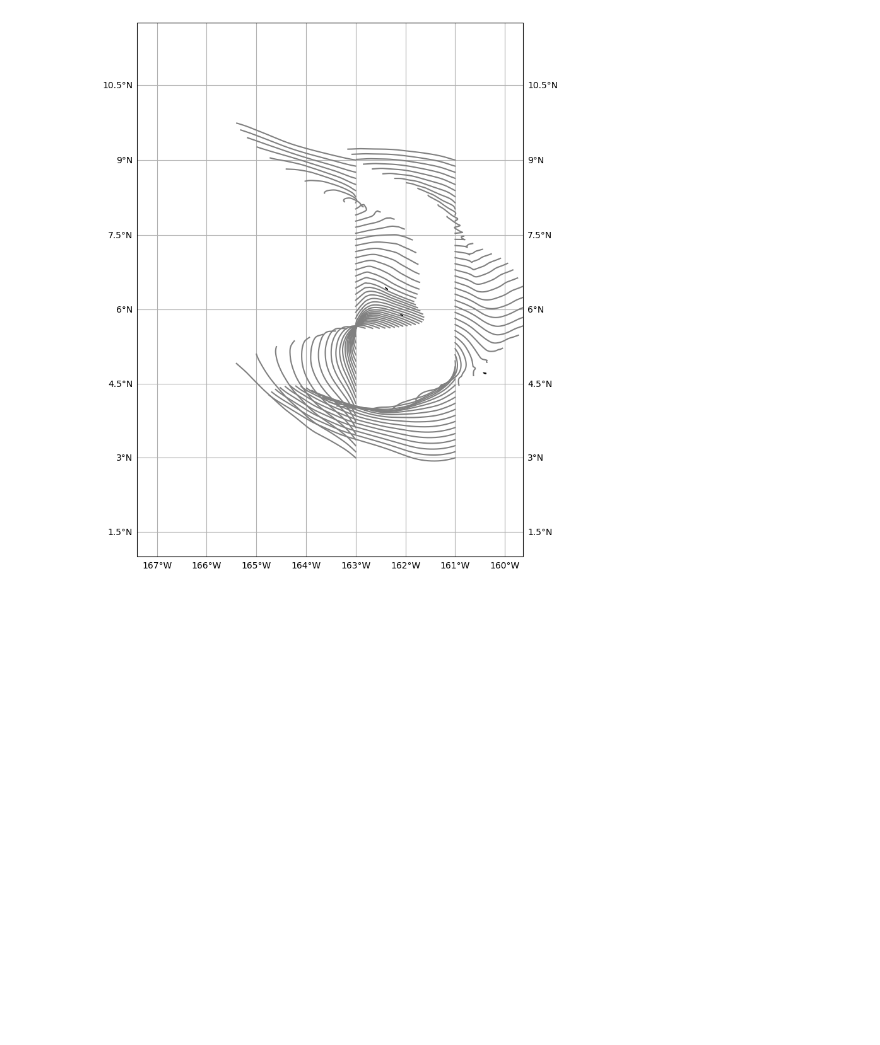
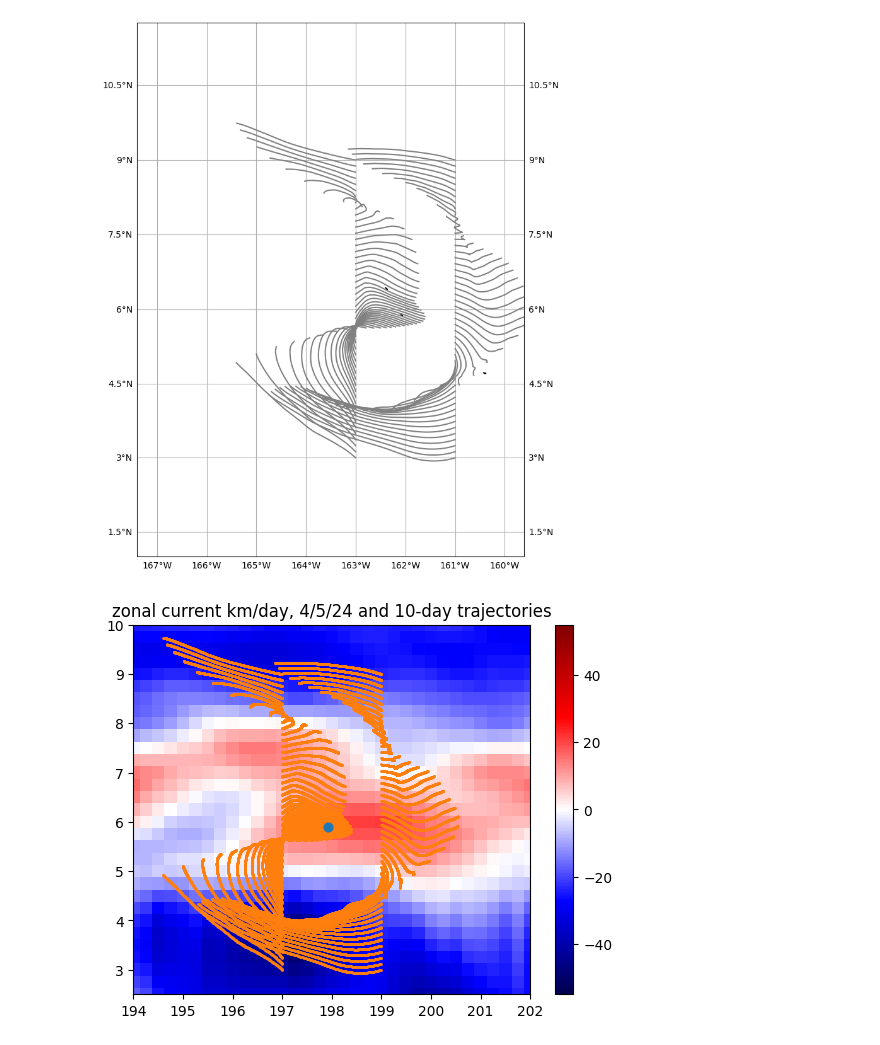
Before and after one commit to danielwhitt/FATE, a Jupyter notebook: oscar_parcels_test.ipynb, the cells around one changed output. Saved outputs shown, nothing was run; the diff lists cells and outputs as text; code cells hidden in the pictures; blank space fills up the shorter version.

```diff
--- a/oscar_parcels_test.ipynb
+++ b/oscar_parcels_test.ipynb
@@ -441,6 +441,29 @@ ds1.traj.plot(margin=1)
 plt.show()
 # %% [output]
 [figure]
+# %%
+import seaborn as sns
+from matplotlib.colors import ListedColormap
+colors = sns.mpl_palette('Paired',n_colors=8)
+cmap   = sns.mpl_palette('Paired',n_colors=8,as_cmap=True)
+plt.pcolormesh(fieldset.U.grid.lon, fieldset.U.grid.lat, fieldset.U.data[5, :, :]*86.4)
+plt.set_cmap('seismic')
+plt.colorbar()
+plt.xlim(194,202)
+plt.ylim(2.5,10)
+plt.clim(-55,55)
+plt.title('zonal current km/day, 4/5/24 and 10-day trajectories')
+
+plt.scatter(ds.lon[:,:],ds.lat[:,:],c='#ff7f0e',s=4,marker='.')
+
+plt.scatter([197.92],[5.9],s=40,marker='o')
+
+
+plt.scatter(ds1.lon[:,:],ds1.lat[:,:],s=4,c='#ff7f0e',marker='.')
+
+plt.show()
+# %% [output]
+[figure, added]
 # %%
 ds2 = xr.open_zarr("OSCARparticlesOBS.zarr")
 ds2.traj.plot(margin=3)
```
Also changed, not shown: parts of 9 cells of this notebook.
